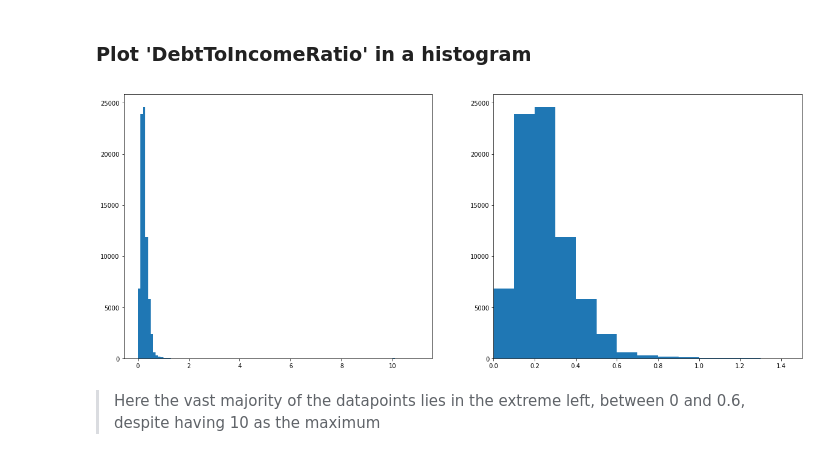
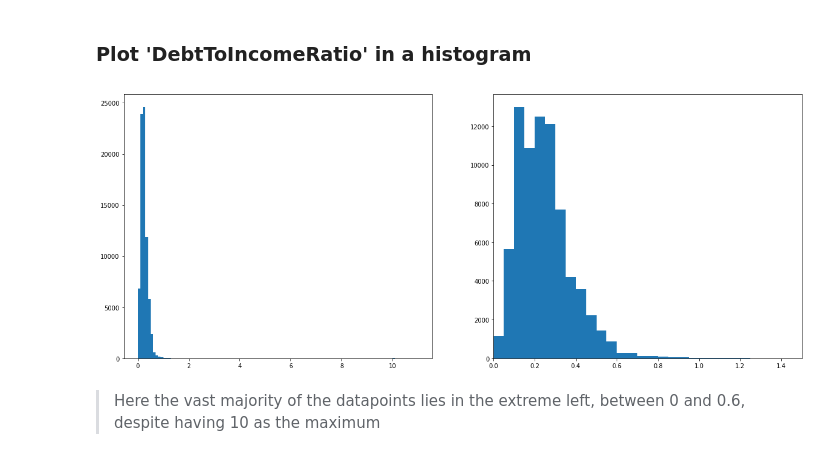
Before and after one commit to FedericoFin/ProsperLoan-Data-Visualization, a Jupyter notebook: Prosper Loan - Data Visualization.ipynb, the cells around one changed output. Drawn from its saved outputs; the diff is of its cells as text; code cells hidden in the pictures.

```diff
--- a/Prosper Loan - Data Visualization.ipynb
+++ b/Prosper Loan - Data Visualization.ipynb
@@ -353,18 +354,18 @@ plt.xlim(0,5000);
 # %%
 plt.figure(figsize = [20, 8])
 
 # histogram on left: full data
 plt.subplot(1, 2, 1)
 bin_edges = np.arange(0, LoanDataClean['DebtToIncomeRatio'].max()+1, 0.1)
 plt.hist(data = LoanDataClean, x = 'DebtToIncomeRatio', bins = bin_edges);
 
 # histogram on right: zoon on left side of the full chart
 plt.subplot(1, 2, 2)
-bin_edges = np.arange(0, LoanDataClean['DebtToIncomeRatio'].max()+1, 0.1)
+bin_edges = np.arange(0, LoanDataClean['DebtToIncomeRatio'].max()+1, 0.05)
 plt.hist(data = LoanDataClean, x = 'DebtToIncomeRatio', bins = bin_edges);
 plt.xlim(0,1.5);
 # %% [output]
-[figure, old version]
+[figure, new version]
 # %% [markdown]
 > Here the vast majority of the datapoints lies in the extreme left, between 0 and 0.6, despite having 10 as the maximum
 # %%
```
Also changed, not shown: parts of 70 cells of this notebook.
